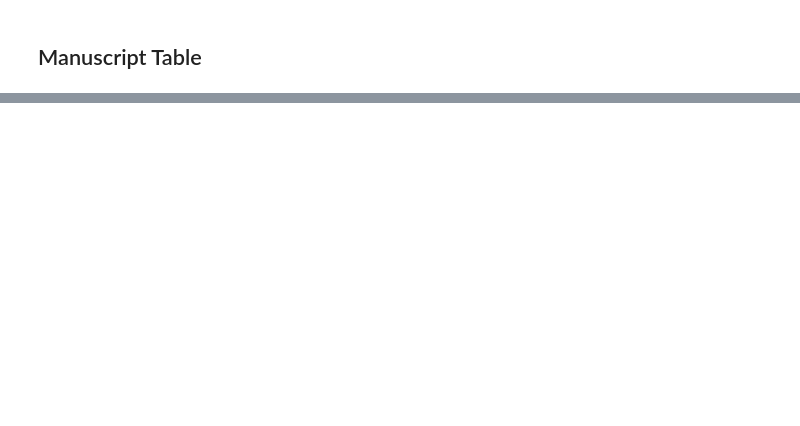
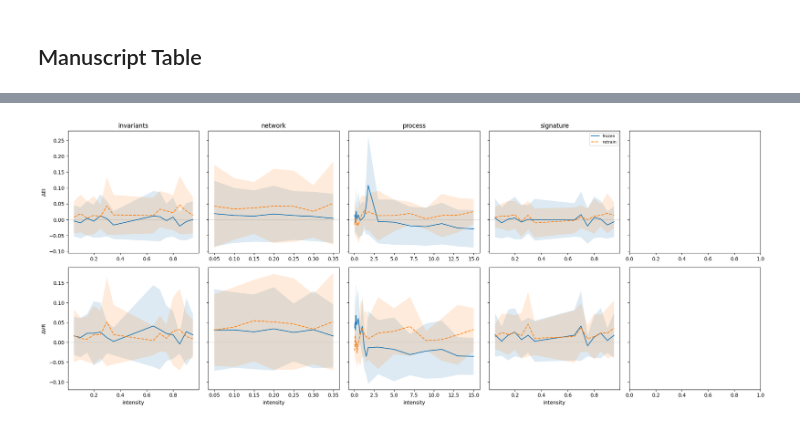
Before and after one commit to nickkunz/graph-capacity, a Jupyter notebook: notebooks/perturb.ipynb, the cells around one changed output, grey strips where cells are left out. Drawn from its saved outputs; the diff is of its cells as text; code cells hidden in the pictures; blank space fills up the shorter version.

```diff
--- a/notebooks/perturb.ipynb
+++ b/notebooks/perturb.ipynb
@@ -20,9 +22,9 @@ from src.data.helpers import load_perturbs
 ## Initalization
 # %%
 ## setup
-data = load_data()
+data = load_processed_data()
 models = load_models()
-data_pert = load_perturbs()
+data_pert = load_perturbed_data()
 # %% [markdown]
 ## Training
 # %%
@@ -285,0 +173,39 @@ display(recovery_tbl)
+# %%
+import matplotlib.pyplot as plt
+
+## intensity-response curves: ΔEI and ΔVR by perturbation family
+fig, axes = plt.subplots(2, 5, figsize = (20, 8), sharey = "row")
+families = sorted(perturbed_all["perturbation"].unique())
+
+for j, family in enumerate(families):
+    subset = perturbed_all[perturbed_all["perturbation"] == family].copy()
+
+    ## temporal uses aggregation windows (e.g. "2W"), extract numeric part
+    if family == "temporal":
+        subset["_x"] = subset["intensity"].str.extract(r"(\d+)").astype(float)
+        x_label = "window (weeks)"
+    else:
+        subset["_x"] = pd.to_numeric(subset["intensity"], errors = "coerce")
+        x_label = "intensity"
+    subset = subset.dropna(subset = ["_x"])
+
+    for i, (metric, label) in enumerate([("d_ei", "ΔEI"), ("d_vr", "ΔVR")]):
+        ax = axes[i, j]
+        for track, style in [("frozen", "-"), ("retrain", "--")]:
+            grp = subset[subset["track"] == track].groupby("_x")[metric].agg(["mean", "std"]).reset_index()
+            ax.plot(grp["_x"], grp["mean"], style, label = track)
+            ax.fill_between(grp["_x"], grp["mean"] - grp["std"], grp["mean"] + grp["std"], alpha = 0.15)
+        ax.axhline(0, color = "gray", linewidth = 0.5, linestyle = ":")
+        if i == 0:
+            ax.set_title(family)
+        if j == 0:
+            ax.set_ylabel(label)
+        if i == 1:
+            ax.set_xlabel(x_label)
+        if i == 0 and j == len(families) - 1:
+            ax.legend(fontsize = 8)
+
+plt.tight_layout()
+plt.show()
+# %% [output]
+[figure, added]
```
Also changed, not shown: parts of 12 cells of this notebook.
